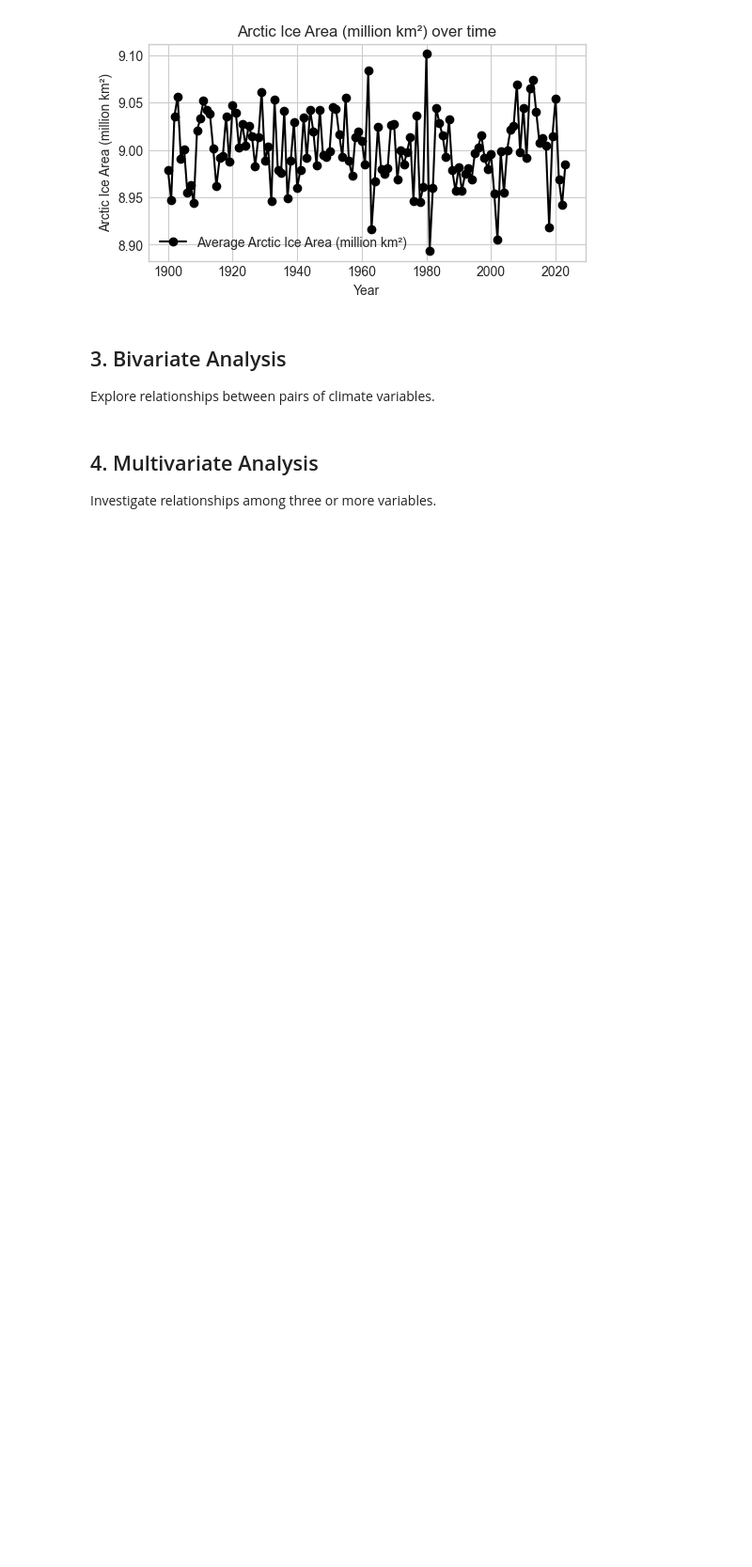
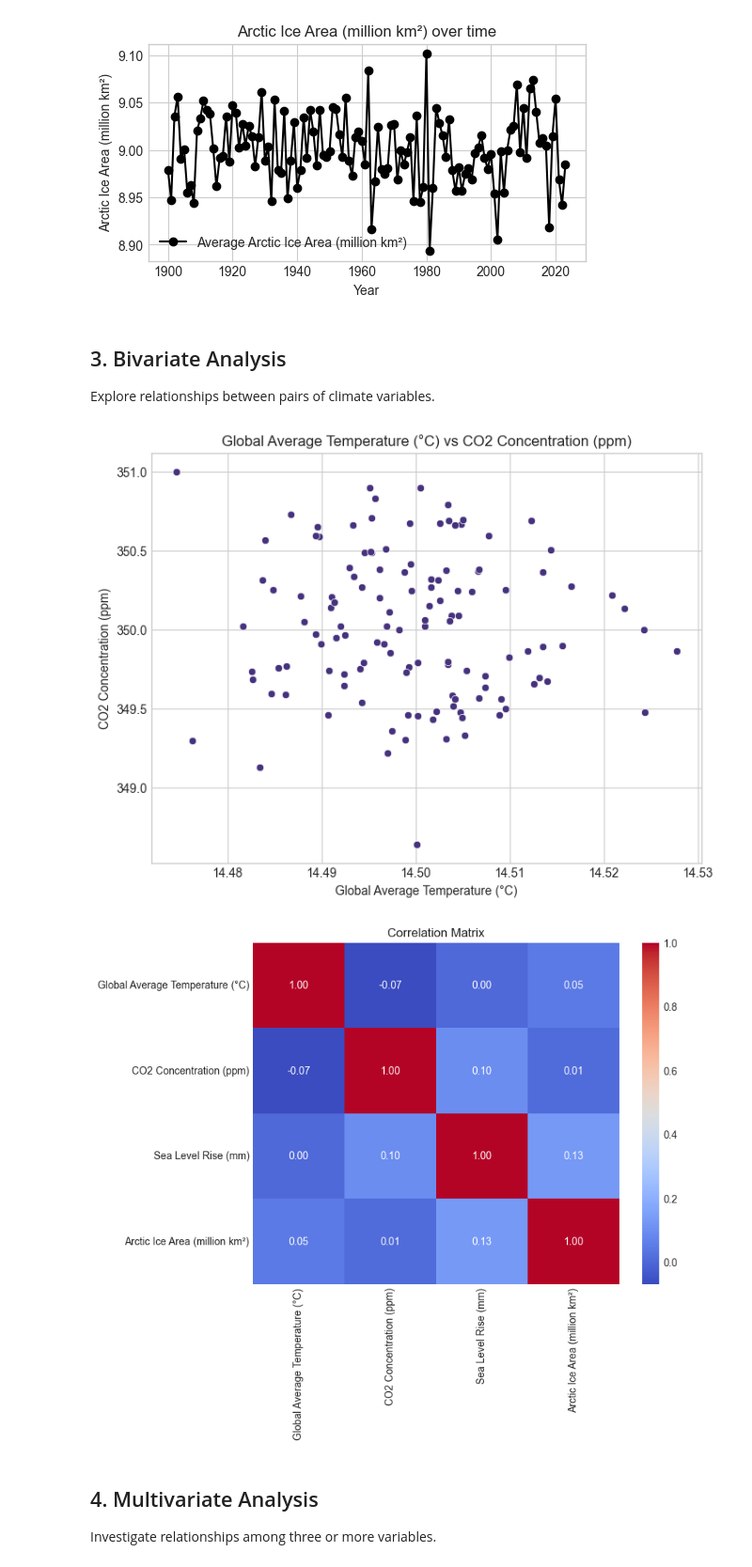
Before and after one commit to Omdena-NIC-Nepal/complete-eda-assignment-group-a-projecthub, a Jupyter notebook: climate_eda.ipynb, the cells around one changed output. Shown at 94% size. Drawn from its saved outputs; the diff is of its cells as text; code cells hidden in the pictures; blank space fills up the shorter version.

```diff
--- a/climate_eda.ipynb
+++ b/climate_eda.ipynb
@@ -13,7 +13,7 @@ import matplotlib.pyplot as plt
 import seaborn as sns
 
 # Set plot styling
-plt.style.use('seaborn-v0_8-whitegrid')
+#plt.style.use('seaborn-v0_8-whitegrid')
 sns.set_palette('viridis')
 %matplotlib inline
 # %% [markdown]
@@ -203,3 +199,25 @@ Explore relationships between pairs of climate variables.
+# %%
+# TODO: Perform bivariate analysis
+# Include correlation analysis and appropriate visualizations
+# Your code here
+
+# Scatter plot: Global Average Temperature vs CO2 Concentration
+plt.figure(figsize=(8, 6))
+sns.scatterplot(x='Global Average Temperature (°C)', y='CO2 Concentration (ppm)', data=df_new)
+plt.title('Global Average Temperature (°C) vs CO2 Concentration (ppm)')
+plt.xlabel('Global Average Temperature (°C)')
+plt.ylabel('CO2 Concentration (ppm)')
+plt.show()
+
+# Heatmap of correlations between variables
+plt.figure(figsize=(8, 6))
+corr_matrix = df_new[['Global Average Temperature (°C)', 'CO2 Concentration (ppm)', 'Sea Level Rise (mm)', 'Arctic Ice Area (million km²)']].corr()
+sns.heatmap(corr_matrix, annot=True, cmap='coolwarm', fmt='.2f')
+plt.title('Correlation Matrix')
+plt.show()
+# %% [output]
+[figure, added]
+[figure, added]
 # %% [markdown]
 ## 4. Multivariate Analysis
 
```
Also changed, not shown: parts of 2 cells of this notebook.
